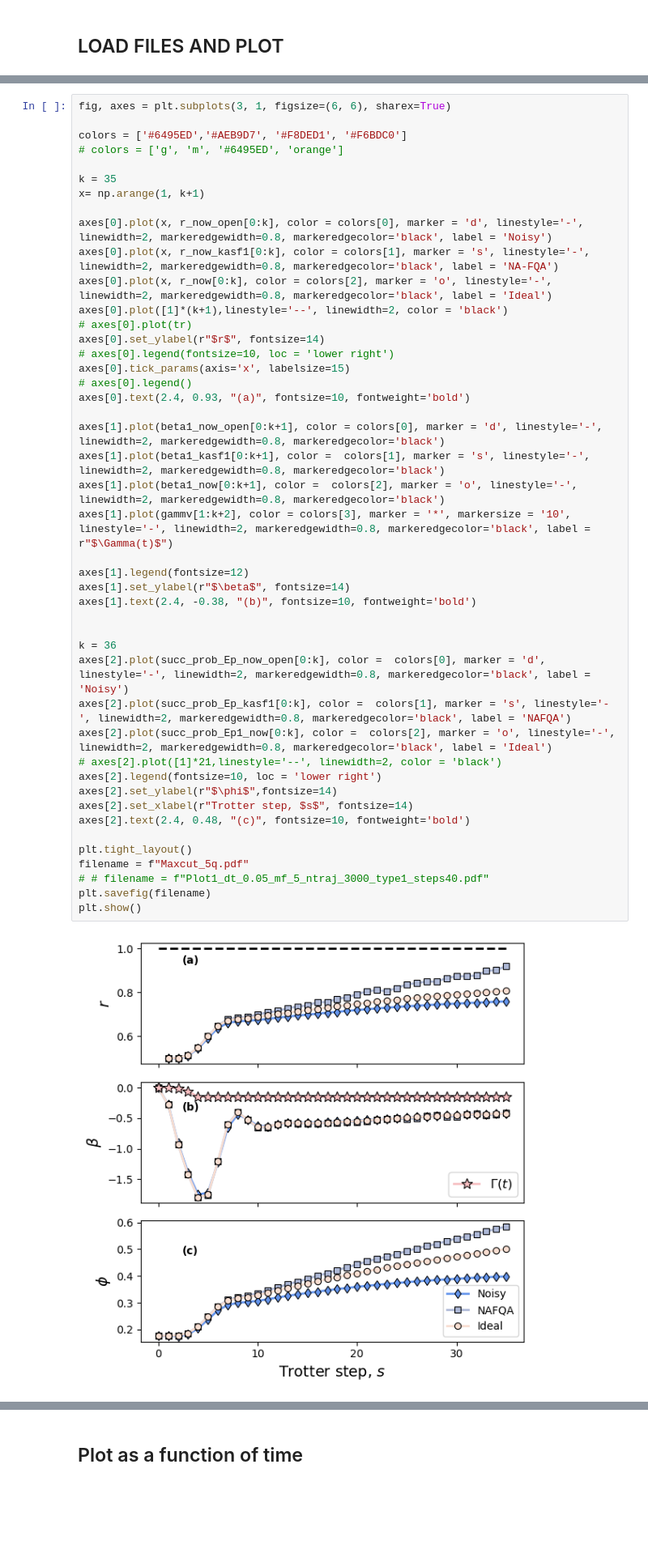
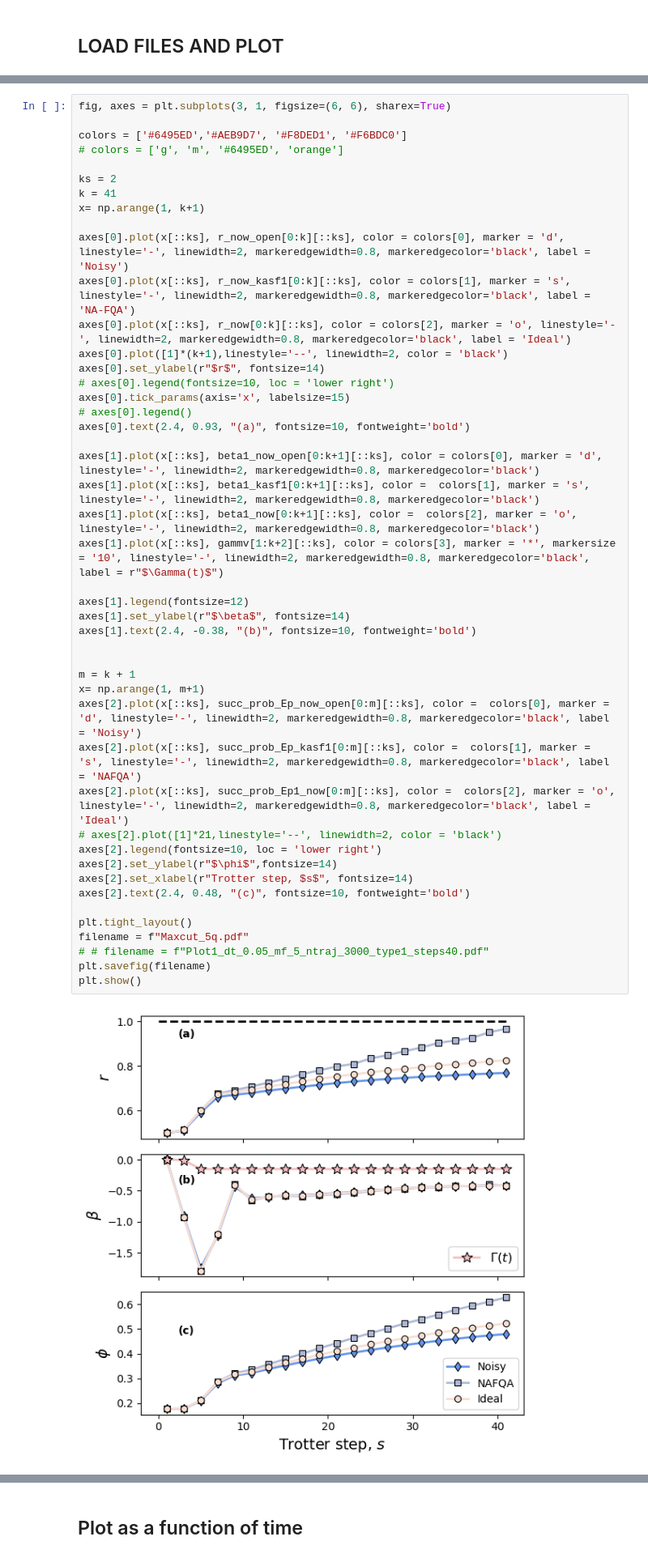
Before and after one commit to kasturi107/NAFQA_reproduce, a Jupyter notebook: NAFQA_5q.ipynb, the cells around one changed output, grey strips where cells are left out. Shown at 81% size. Saved outputs shown, nothing was run; the diff lists cells and outputs as text; blank space fills up the shorter version.

```diff
--- a/NAFQA_5q.ipynb
+++ b/NAFQA_5q.ipynb
@@ -660,44 +671,45 @@ fig, axes = plt.subplots(3, 1, figsize=(6, 6), sharex=True)
 colors = ['#6495ED','#AEB9D7', '#F8DED1', '#F6BDC0']
 # colors = ['g', 'm', '#6495ED', 'orange']
 
-k = 35
+ks = 2
+k = 41
 x= np.arange(1, k+1)
 
-axes[0].plot(x, r_now_open[0:k], color = colors[0], marker = 'd', linestyle='-', linewidth=2, markeredgewidth=0.8, markeredgecolor='black', label = 'Noisy')
-axes[0].plot(x, r_now_kasf1[0:k], color = colors[1], marker = 's', linestyle='-', linewidth=2, markeredgewidth=0.8, markeredgecolor='black', label = 'NA-FQA')
-axes[0].plot(x, r_now[0:k], color = colors[2], marker = 'o', linestyle='-', linewidth=2, markeredgewidth=0.8, markeredgecolor='black', label = 'Ideal')
+axes[0].plot(x[::ks], r_now_open[0:k][::ks], color = colors[0], marker = 'd', linestyle='-', linewidth=2, markeredgewidth=0.8, markeredgecolor='black', label = 'Noisy')
+axes[0].plot(x[::ks], r_now_kasf1[0:k][::ks], color = colors[1], marker = 's', linestyle='-', linewidth=2, markeredgewidth=0.8, markeredgecolor='black', label = 'NA-FQA')
+axes[0].plot(x[::ks], r_now[0:k][::ks], color = colors[2], marker = 'o', linestyle='-', linewidth=2, markeredgewidth=0.8, markeredgecolor='black', label = 'Ideal')
 axes[0].plot([1]*(k+1),linestyle='--', linewidth=2, color = 'black')
-# axes[0].plot(tr)
 axes[0].set_ylabel(r"$r$", fontsize=14)
 # axes[0].legend(fontsize=10, loc = 'lower right')
 axes[0].tick_params(axis='x', labelsize=15)
 # axes[0].legend()
 axes[0].text(2.4, 0.93, "(a)", fontsize=10, fontweight='bold')
 
-axes[1].plot(beta1_now_open[0:k+1], color = colors[0], marker = 'd', linestyle='-', linewidth=2, markeredgewidth=0.8, markeredgecolor='black')
-axes[1].plot(beta1_kasf1[0:k+1], color =  colors[1], marker = 's', linestyle='-', linewidth=2, markeredgewidth=0.8, markeredgecolor='black')
-axes[1].plot(beta1_now[0:k+1], color =  colors[2], marker = 'o', linestyle='-', linewidth=2, markeredgewidth=0.8, markeredgecolor='black')
-axes[1].plot(gammv[1:k+2], color = colors[3], marker = '*', markersize = '10', linestyle='-', linewidth=2, markeredgewidth=0.8, markeredgecolor='black', label = r"$\Gamma(t)$")
+axes[1].plot(x[::ks], beta1_now_open[0:k+1][::ks], color = colors[0], marker = 'd', linestyle='-', linewidth=2, markeredgewidth=0.8, markeredgecolor='black')
+axes[1].plot(x[::ks], beta1_kasf1[0:k+1][::ks], color =  colors[1], marker = 's', linestyle='-', linewidth=2, markeredgewidth=0.8, markeredgecolor='black')
+axes[1].plot(x[::ks], beta1_now[0:k+1][::ks], color =  colors[2], marker = 'o', linestyle='-', linewidth=2, markeredgewidth=0.8, markeredgecolor='black')
+axes[1].plot(x[::ks], gammv[1:k+2][::ks], color = colors[3], marker = '*', markersize = '10', linestyle='-', linewidth=2, markeredgewidth=0.8, markeredgecolor='black', label = r"$\Gamma(t)$")
 
 axes[1].legend(fontsize=12)
 axes[1].set_ylabel(r"$\beta$", fontsize=14)
 axes[1].text(2.4, -0.38, "(b)", fontsize=10, fontweight='bold')
 
 
-k = 36
-axes[2].plot(succ_prob_Ep_now_open[0:k], color =  colors[0], marker = 'd', linestyle='-', linewidth=2, markeredgewidth=0.8, markeredgecolor='black', label = 'Noisy')
-axes[2].plot(succ_prob_Ep_kasf1[0:k], color =  colors[1], marker = 's', linestyle='-', linewidth=2, markeredgewidth=0.8, markeredgecolor='black', label = 'NAFQA')
-axes[2].plot(succ_prob_Ep1_now[0:k], color =  colors[2], marker = 'o', linestyle='-', linewidth=2, markeredgewidth=0.8, markeredgecolor='black', label = 'Ideal')
+m = k + 1
+x= np.arange(1, m+1)
+axes[2].plot(x[::ks], succ_prob_Ep_now_open[0:m][::ks], color =  colors[0], marker = 'd', linestyle='-', linewidth=2, markeredgewidth=0.8, markeredgecolor='black', label = 'Noisy')
+axes[2].plot(x[::ks], succ_prob_Ep_kasf1[0:m][::ks], color =  colors[1], marker = 's', linestyle='-', linewidth=2, markeredgewidth=0.8, markeredgecolor='black', label = 'NAFQA')
+axes[2].plot(x[::ks], succ_prob_Ep1_now[0:m][::ks], color =  colors[2], marker = 'o', linestyle='-', linewidth=2, markeredgewidth=0.8, markeredgecolor='black', label = 'Ideal')
 # axes[2].plot([1]*21,linestyle='--', linewidth=2, color = 'black')
 axes[2].legend(fontsize=10, loc = 'lower right')
 axes[2].set_ylabel(r"$\phi$",fontsize=14)
 axes[2].set_xlabel(r"Trotter step, $s$", fontsize=14)
 axes[2].text(2.4, 0.48, "(c)", fontsize=10, fontweight='bold')
 
 plt.tight_layout()
 filename = f"Maxcut_5q.pdf"
 # # filename = f"Plot1_dt_0.05_mf_5_ntraj_3000_type1_steps40.pdf"
 plt.savefig(filename)
 plt.show()
 # %% [output]
-[figure, old version]
+[figure, new version]
```
Also changed, not shown: parts of 5 cells of this notebook, 22 other files.
